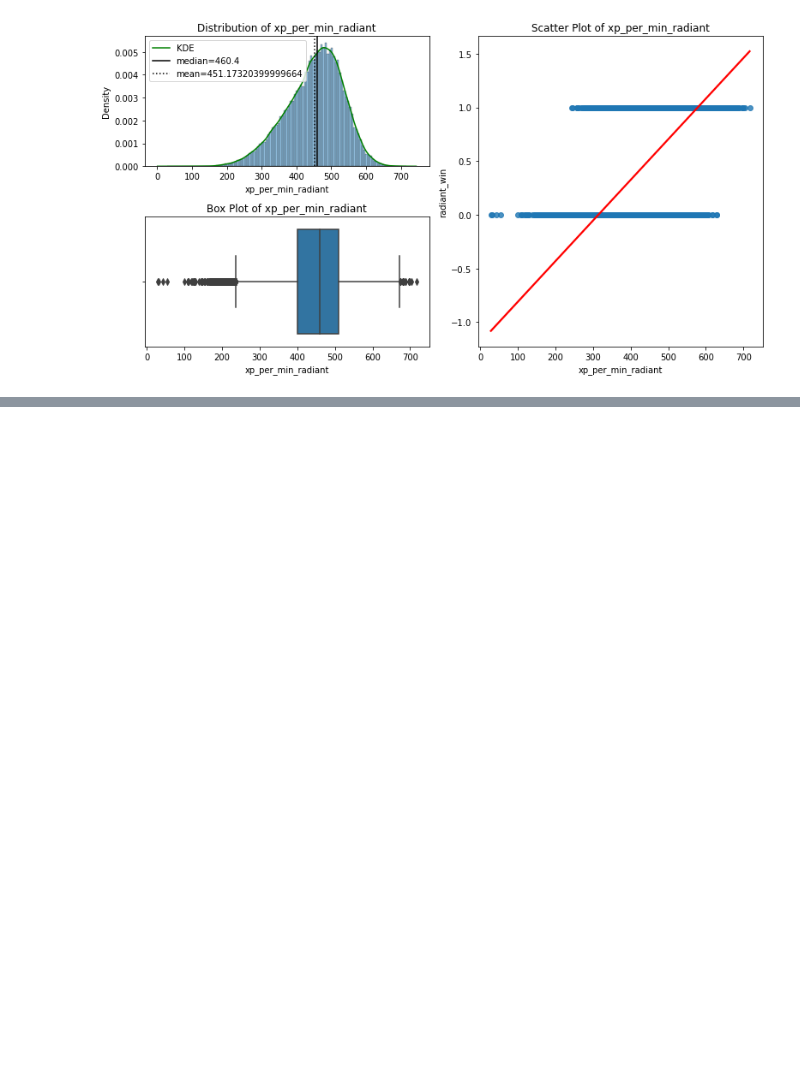
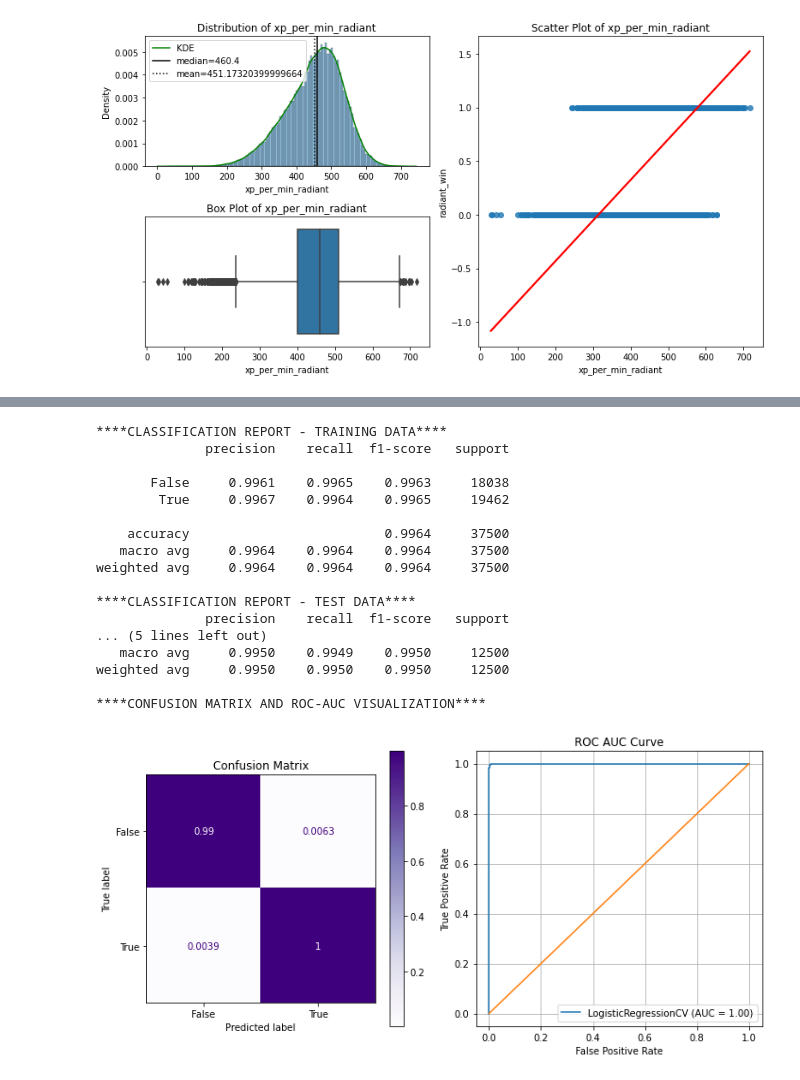
Before and after one commit to Serzhanov/Dota2_match_predicter-analyse, a Jupyter notebook: dota-2.ipynb, the cells around one changed output, grey strips where cells are left out. Drawn from its saved outputs; the diff is of its cells as text; code cells hidden in the pictures; blank space fills up the shorter version.

```diff
--- a/dota-2.ipynb
+++ b/dota-2.ipynb
@@ -225,0 +335,52 @@ visual_eda(data_matches, 'radiant_win', 'xp_per_min_radiant');
+# %%
+def fit_eval(model, X_train, y_train, X_test, y_test, digits=4,
+             figsize=(10,5), params=False):
+    """
+    Fits model on training data and displays classification evaluation metrics.
+
+    Args:
+        model (classifier object) : Type of classificatier model to use.
+        X_train (DataFrame) : Training data with feature variables.
+        y_train (Series) : Training data with target variable.
+        X_test (DataFrame) : Testing data with feature variables.
+        y_test (Series) : Testing data with target variable.
+        digits (int) : Colormap to display correlation range. Default is 4.
+        figsize (int, int) : Figure dimensions. Default is (10,5)
+        params (bool) : Prints table of hyperparameters used in model.
+
+    Returns:
+        model (classifier object) : Model after fitting on training data.
+    """
+    model.fit(X_train, y_train)
+
+    pred=evaluate_model(model, X_train, y_train, X_test, y_test, digits=digits,
+                   figsize=figsize, params=params)
+
+    return model,pred
+# %%
+# Create training and test data splits.
+from sklearn.model_selection import train_test_split
+x_train, x_test, y_train,y_test = split_scale(data_matches, 'radiant_win')
+# %%
+from sklearn.linear_model import LogisticRegressionCV
+from sklearn import metrics
+log,pred = fit_eval(LogisticRegressionCV(random_state=42), x_train, y_train, x_test, y_test)
+# %% [output]
+****CLASSIFICATION REPORT - TRAINING DATA****
+              precision    recall  f1-score   support
+
+       False     0.9961    0.9965    0.9963     18038
+        True     0.9967    0.9964    0.9965     19462
+
+    accuracy                         0.9964     37500
+   macro avg     0.9964    0.9964    0.9964     37500
+weighted avg     0.9964    0.9964    0.9964     37500
+
+****CLASSIFICATION REPORT - TEST DATA****
+              precision    recall  f1-score   support
+... (5 lines left out)
+   macro avg     0.9950    0.9949    0.9950     12500
+weighted avg     0.9950    0.9950    0.9950     12500
+
+****CONFUSION MATRIX AND ROC-AUC VISUALIZATION****
+[figure, added]
```
Also changed, not shown: parts of 10 cells of this notebook.
